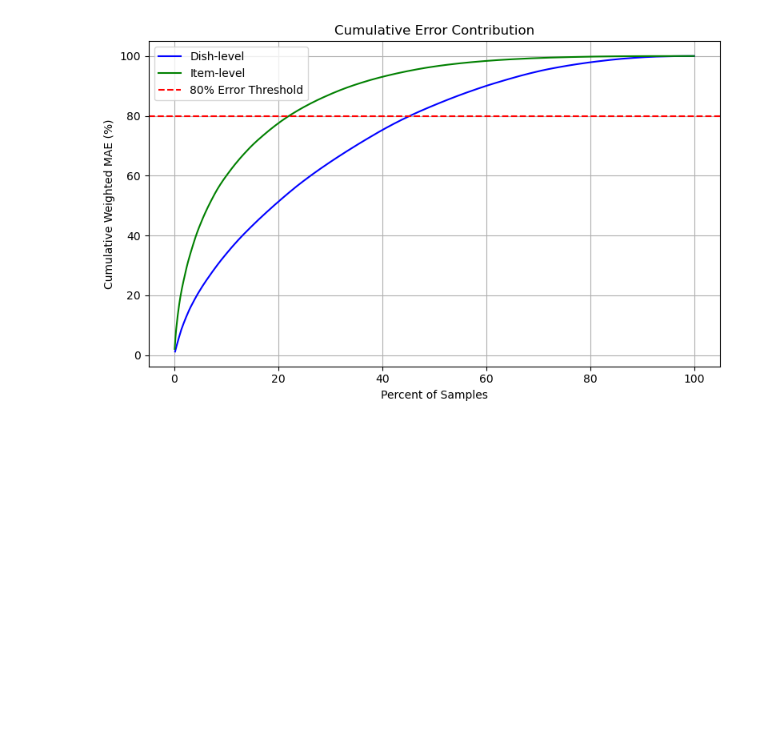
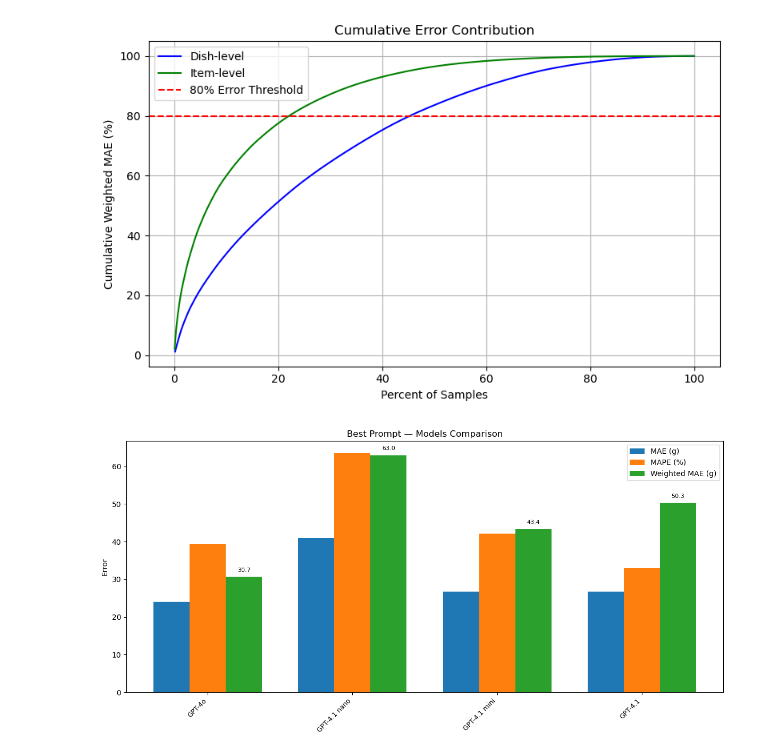
Before and after one commit to samaaraaah/volumetric-estimation-of-food-bachelor-project, a Jupyter notebook: src/visualize_results.ipynb, the cells around one changed output. Drawn from its saved outputs; the diff is of its cells as text; code cells hidden in the pictures; blank space fills up the shorter version.

```diff
--- a/src/visualize_results.ipynb
+++ b/src/visualize_results.ipynb
@@ -204,3 +215,7 @@ analyze_and_plot(error_f, "top_80_percent_error_0604.csv", "top_80_percent_items
 45.35% of dishes account for 80% of the total Weighted MAE.
 22.12% of food items account for 80% of total Weighted MAE.
 [figure]
+# %%
+plot_metrics(df_metrics.iloc[[113, 114, 115, 116]].copy(), "Best Prompt — Models Comparison", label="model", save=True)
+# %% [output]
+[figure, added]
```
Also changed, not shown: parts of 4 cells of this notebook, 13 other files.
